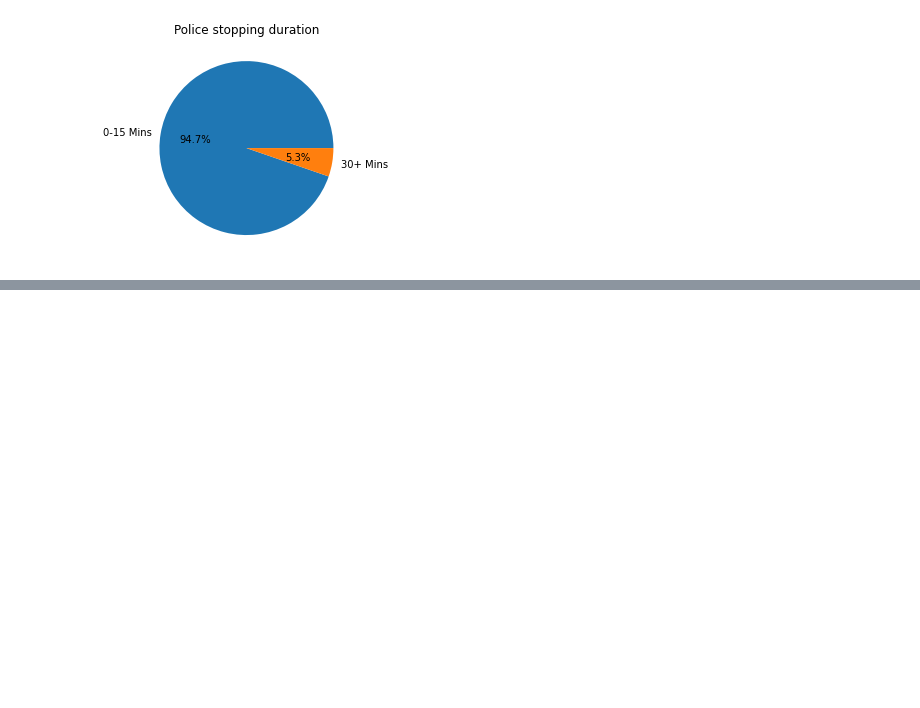
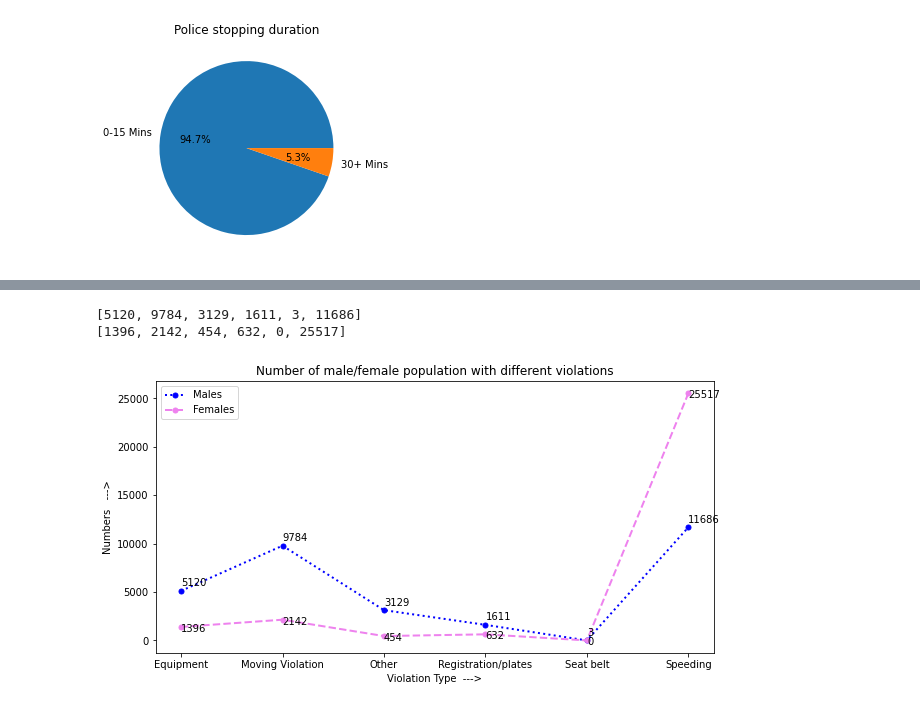
Before and after one commit to Jai-Verma-04/EDA-Police, a Jupyter notebook: main.ipynb, the cells around one changed output, grey strips where cells are left out. Drawn from its saved outputs; the diff is of its cells as text; code cells hidden in the pictures; blank space fills up the shorter version.

```diff
--- a/main.ipynb
+++ b/main.ipynb
@@ -189,0 +211,30 @@ plt.show()
+# %%
+lst_f = []
+lst_m = []
+for i in range(len(police.groupby('violation')['driver_gender'].value_counts().unique())):
+    if i%2==0:
+        lst_m.append(police.groupby('violation')['driver_gender'].value_counts().unique()[i])
+    else:
+        lst_f.append(police.groupby('violation')['driver_gender'].value_counts().unique()[i])
+lst_f.insert(4, 0)
+print(lst_m)
+print(lst_f)
+# %% [output]
+[5120, 9784, 3129, 1611, 3, 11686]
+[1396, 2142, 454, 632, 0, 25517]
+# %%
+labels = ["Equipment", "Moving Violation", "Other", "Registration/plates", "Seat belt", "Speeding"]
+plt.figure(figsize=(10, 5))
+plt.plot(labels, lst_m, label='Males', color='blue', marker='.', linewidth=2, linestyle=':', markersize=10)
+plt.plot(labels, lst_f, label='Females', color='violet', marker='.', linewidth=2, linestyle='--', markersize=10)
+plt.xlabel("Violation Type  --->")
+plt.ylabel("Numbers   --->")
+plt.title("Number of male/female population with different violations")
+
+for i in range(len(labels)):
+    plt.text(labels[i], lst_m[i]+500, lst_m[i])
+    plt.text(labels[i], lst_f[i]-500, lst_f[i])
+plt.legend()
+plt.show()
+# %% [output]
+[figure, added]
```
Also changed, not shown: parts of 6 cells of this notebook, 1 other file.
